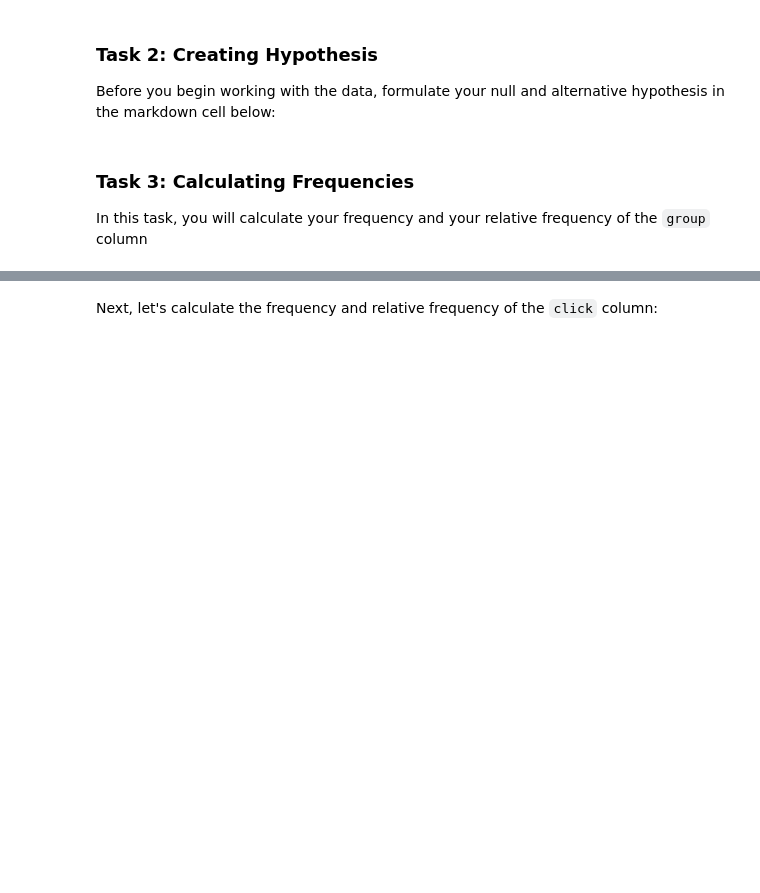
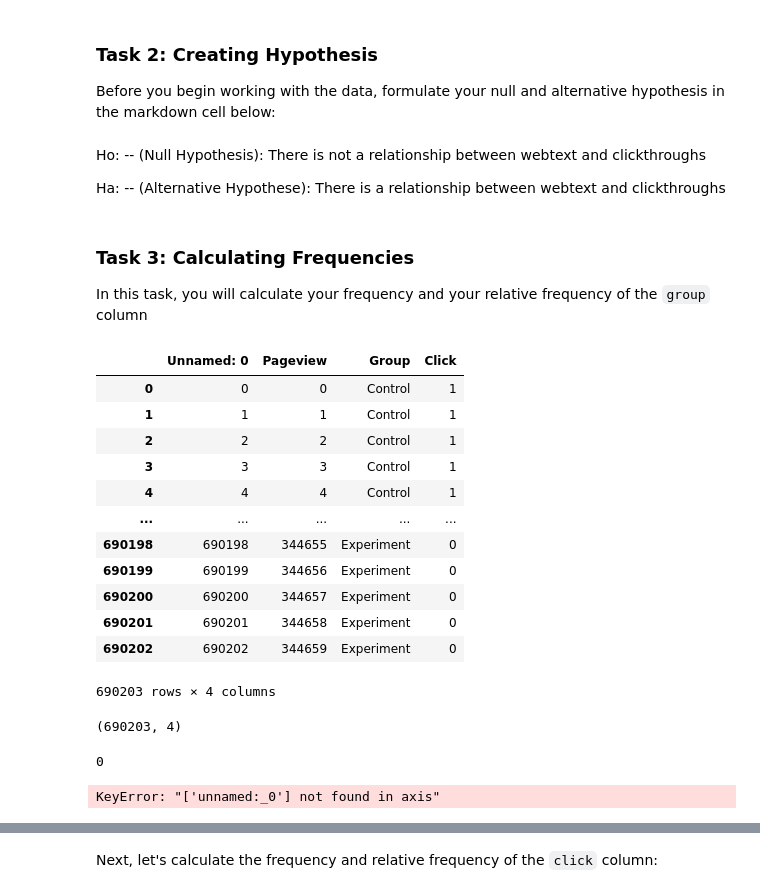
Before and after one commit to nargis-akhter/CodingTempleBootcamp, a Jupyter notebook: week 4/python day 5/stats_assignment.ipynb, the cells around one changed output, grey strips where cells are left out. Saved outputs shown, nothing was run; the diff lists cells and outputs as text; code cells hidden in the pictures; blank space fills up the shorter version.

```diff
--- a/week 4/python day 5/stats_assignment.ipynb
+++ b/week 4/python day 5/stats_assignment.ipynb
@@ -13,7 +20,32 @@ Import your data and your libraries needed to complete this assignment:
 ### Task 2: Creating Hypothesis
 
 Before you begin working with the data, formulate your null and alternative hypothesis in the markdown cell below:
+# %% [markdown]
+Ho: -- (Null Hypothesis): There is not a relationship between webtext and clickthroughs
+
+Ha: -- (Alternative Hypothese): There is a relationship between webtext and clickthroughs
 # %% [markdown]
 ### Task 3: Calculating Frequencies
 
 In this task, you will calculate your frequency and your relative frequency of the `group` column
+# %%
+df = pd.read_csv(r"C:\Users\nargi\Documents\coding temple\week 4\python day 5\data\ab_testing.csv")
+df
+# %% [output]
+|  | Unnamed: 0 | Pageview | Group | Click |
+| 0 | 0 | 0 | Control | 1 |
+| 1 | 1 | 1 | Control | 1 |
+| 2 | 2 | 2 | Control | 1 |
+| 3 | 3 | 3 | Control | 1 |
+| 4 | 4 | 4 | Control | 1 |
+| ... | ... | ... | ... | ... |
+| 690198 | 690198 | 344655 | Experiment | 0 |
+| 690199 | 690199 | 344656 | Experiment | 0 |
+| 690200 | 690200 | 344657 | Experiment | 0 |
+| 690201 | 690201 | 344658 | Experiment | 0 |
+| 690202 | 690202 | 344659 | Experiment | 0 |
+690203 rows × 4 columns
+# %%
+df.shape #data size (rows, columns)
+# %% [output]
+(690203, 4)
@@ -19,0 +54,9 @@ In this task, you will calculate your frequency and your relative frequency of t
+# %%
+df.isnull().sum().sum()
+# %% [output]
+0
+# %%
+df = df.drop(columns='unnamed:_0')
+df.head()  #dropped unnamed column
+# %% [output]
+KeyError: "['unnamed:_0'] not found in axis"
```
Also changed, not shown: parts of 9 cells of this notebook, 41 other files.
